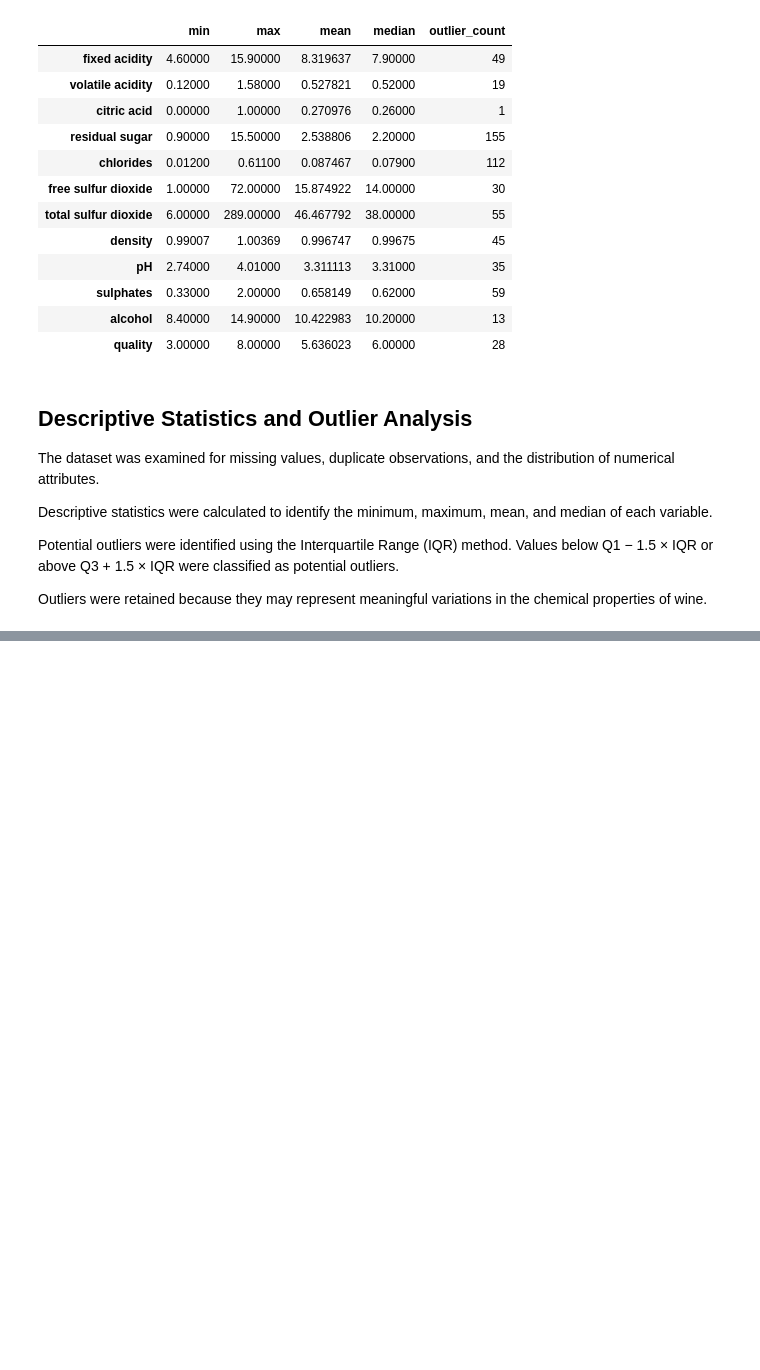
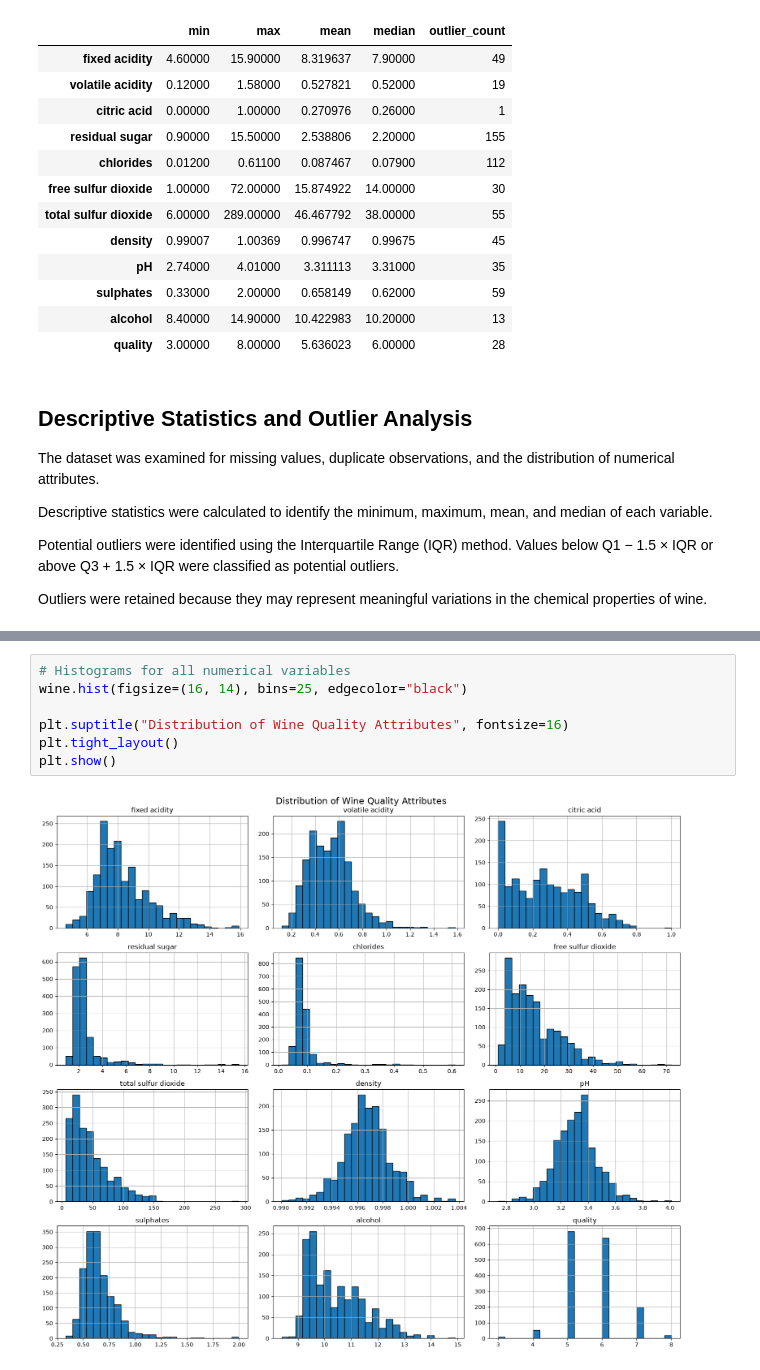
Before and after one commit to evanflorentino/wine-quality-eda, a Jupyter notebook: wine_quality_eda.ipynb, the cells around one changed output, grey strips where cells are left out. Drawn from its saved outputs; the diff is of its cells as text; blank space fills up the shorter version.

Commit message:
Add histograms and combined box plots

```diff
--- a/wine_quality_eda.ipynb
+++ b/wine_quality_eda.ipynb
@@ -123,0 +128,9 @@ Outliers were retained because they may represent meaningful variations in the c
+# %%
+# Histograms for all numerical variables
+wine.hist(figsize=(16, 14), bins=25, edgecolor="black")
+
+plt.suptitle("Distribution of Wine Quality Attributes", fontsize=16)
+plt.tight_layout()
+plt.show()
+# %% [output]
+[figure, added]
```
Also changed, not shown: parts of 4 cells of this notebook.
